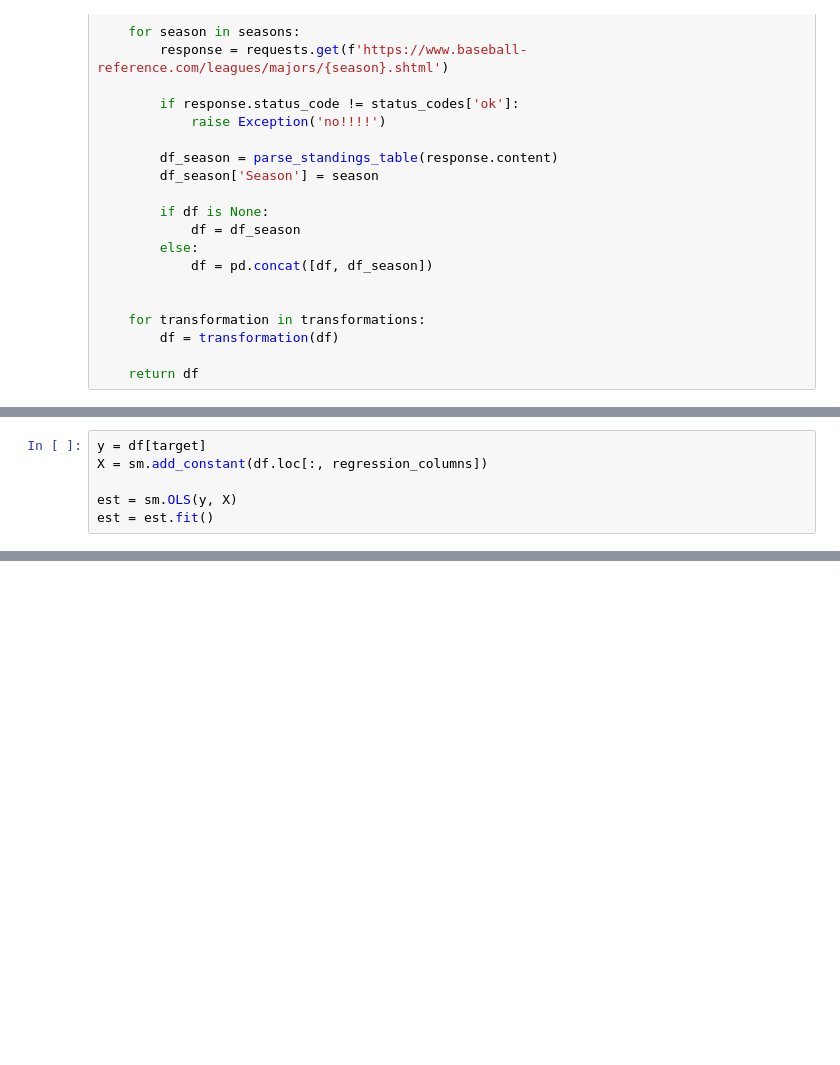
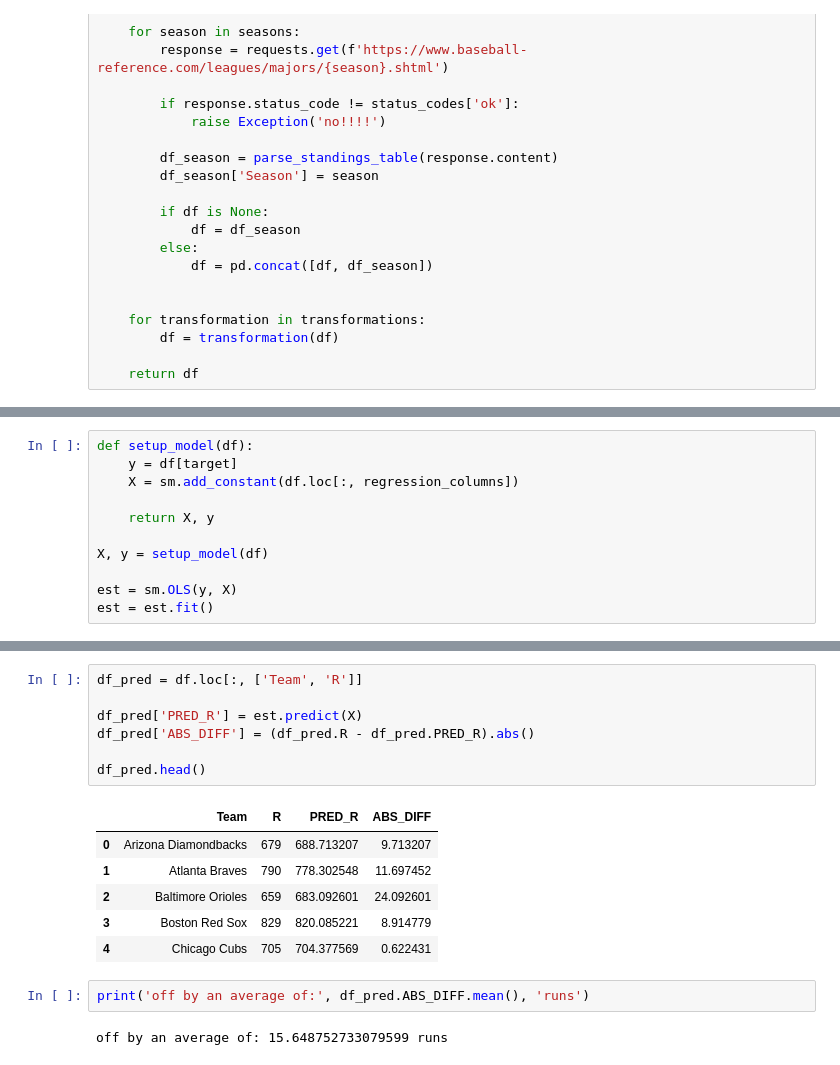
Before and after one commit to dpasse/monte, a Jupyter notebook: workspace/mlb/runs_created_reg.ipynb, the cells around one changed output, grey strips where cells are left out. Cells and saved outputs as stored; diff of their text form; blank space fills up the shorter version.

Commit message:
add abs diff

```diff
--- a/workspace/mlb/runs_created_reg.ipynb
+++ b/workspace/mlb/runs_created_reg.ipynb
@@ -119,6 +128,11 @@ sns.heatmap(corr, xticklabels=corr.columns.values, yticklabels=corr.columns.valu
 # %%
-y = df[target]
-X = sm.add_constant(df.loc[:, regression_columns])
+def setup_model(df):
+    y = df[target]
+    X = sm.add_constant(df.loc[:, regression_columns])
+
+    return X, y
+
+X, y = setup_model(df)
 
 est = sm.OLS(y, X)
 est = est.fit()
@@ -156 +171,19 @@ Notes:
 strong multicollinearity or other numerical problems.
+# %%
+df_pred = df.loc[:, ['Team', 'R']]
+
+df_pred['PRED_R'] = est.predict(X)
+df_pred['ABS_DIFF'] = (df_pred.R - df_pred.PRED_R).abs()
+
+df_pred.head()
+# %% [output]
+|  | Team | R | PRED_R | ABS_DIFF |
+| 0 | Arizona Diamondbacks | 679 | 688.713207 | 9.713207 |
+| 1 | Atlanta Braves | 790 | 778.302548 | 11.697452 |
+| 2 | Baltimore Orioles | 659 | 683.092601 | 24.092601 |
+| 3 | Boston Red Sox | 829 | 820.085221 | 8.914779 |
+| 4 | Chicago Cubs | 705 | 704.377569 | 0.622431 |
+# %%
+print('off by an average of:', df_pred.ABS_DIFF.mean(), 'runs')
+# %% [output]
+off by an average of: 15.648752733079599 runs
```
Also changed, not shown: parts of 7 cells of this notebook.
